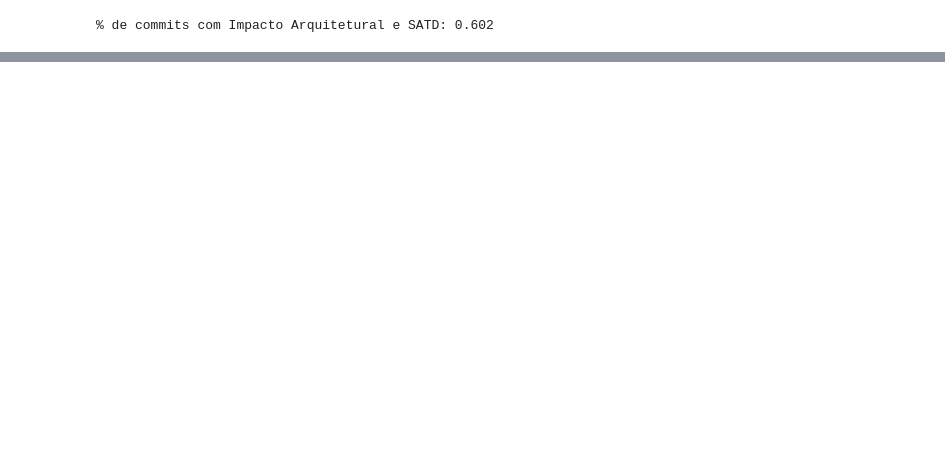
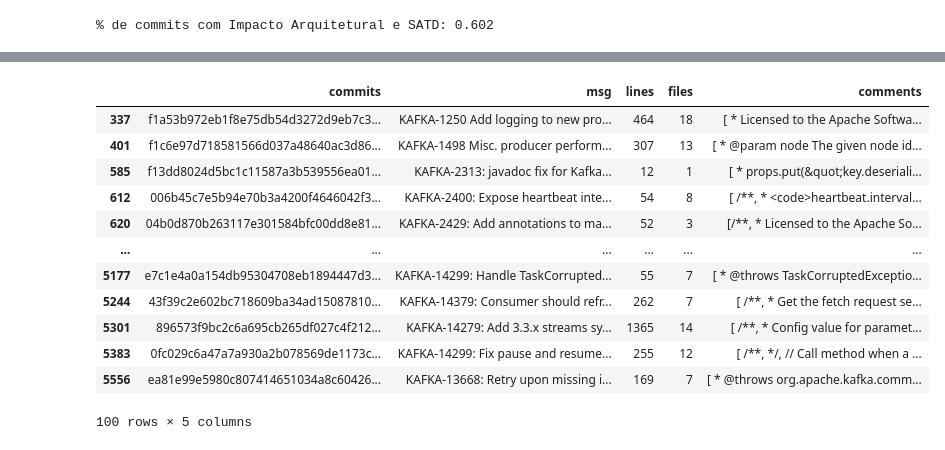
Before and after one commit to armandossrecife/my_validation, a Jupyter notebook: my_satd_kafka.ipynb, the cells around one changed output, grey strips where cells are left out. Cells and saved outputs as stored; diff of their text form; code cells hidden in the pictures; blank space fills up the shorter version.

```diff
--- a/my_satd_kafka.ipynb
+++ b/my_satd_kafka.ipynb
@@ -326,0 +460,17 @@ print(f'% de commits com Impacto Arquitetural e SATD: {p_commits_com_yes_ai}')
+# %%
+df_kafka_commits_issues_no_ai_no_satd = df_commit_diffs_aux_no_satd[df_commit_diffs_aux_no_satd.commits.isin(lista_kafka_commits_issues_no_ai)]
+df_kafka_commits_issues_no_ai_no_satd
+# %% [output]
+|  | commits | msg | lines | files | comments |
+| 337 | f1a53b972eb1f8e75db54d3272d9eb7c3... | KAFKA-1250 Add logging to new pro... | 464 | 18 | [ * Licensed to the Apache Softwa... |
+| 401 | f1c6e97d718581566d037a48640ac3d86... | KAFKA-1498 Misc. producer perform... | 307 | 13 | [ * @param node The given node id... |
+| 585 | f13dd8024d5bc1c11587a3b539556ea01... | KAFKA-2313: javadoc fix for Kafka... | 12 | 1 | [ * props.put(&quot;key.deseriali... |
+| 612 | 006b45c7e5b94e70b3a4200f4646042f3... | KAFKA-2400: Expose heartbeat inte... | 54 | 8 | [ /**, * <code>heartbeat.interval... |
+| 620 | 04b0d870b263117e301584bfc00dd8e81... | KAFKA-2429: Add annotations to ma... | 52 | 3 | [/**, * Licensed to the Apache So... |
+| ... | ... | ... | ... | ... | ... |
+| 5177 | e7c1e4a0a154db95304708eb1894447d3... | KAFKA-14299: Handle TaskCorrupted... | 55 | 7 | [ * @throws TaskCorruptedExceptio... |
+| 5244 | 43f39c2e602bc718609ba34ad15087810... | KAFKA-14379: Consumer should refr... | 262 | 7 | [ /**, * Get the fetch request se... |
+| 5301 | 896573f9bc2c6a695cb265df027c4f212... | KAFKA-14279: Add 3.3.x streams sy... | 1365 | 14 | [ /**, * Config value for paramet... |
+| 5383 | 0fc029c6a47a7a930a2b078569de1173c... | KAFKA-14299: Fix pause and resume... | 255 | 12 | [ /**, */, // Call method when a ... |
+| 5556 | ea81e99e5980c807414651034a8c60426... | KAFKA-13668: Retry upon missing i... | 169 | 7 | [ * @throws org.apache.kafka.comm... |
+100 rows × 5 columns
```
Also changed, not shown: parts of 14 cells of this notebook.
